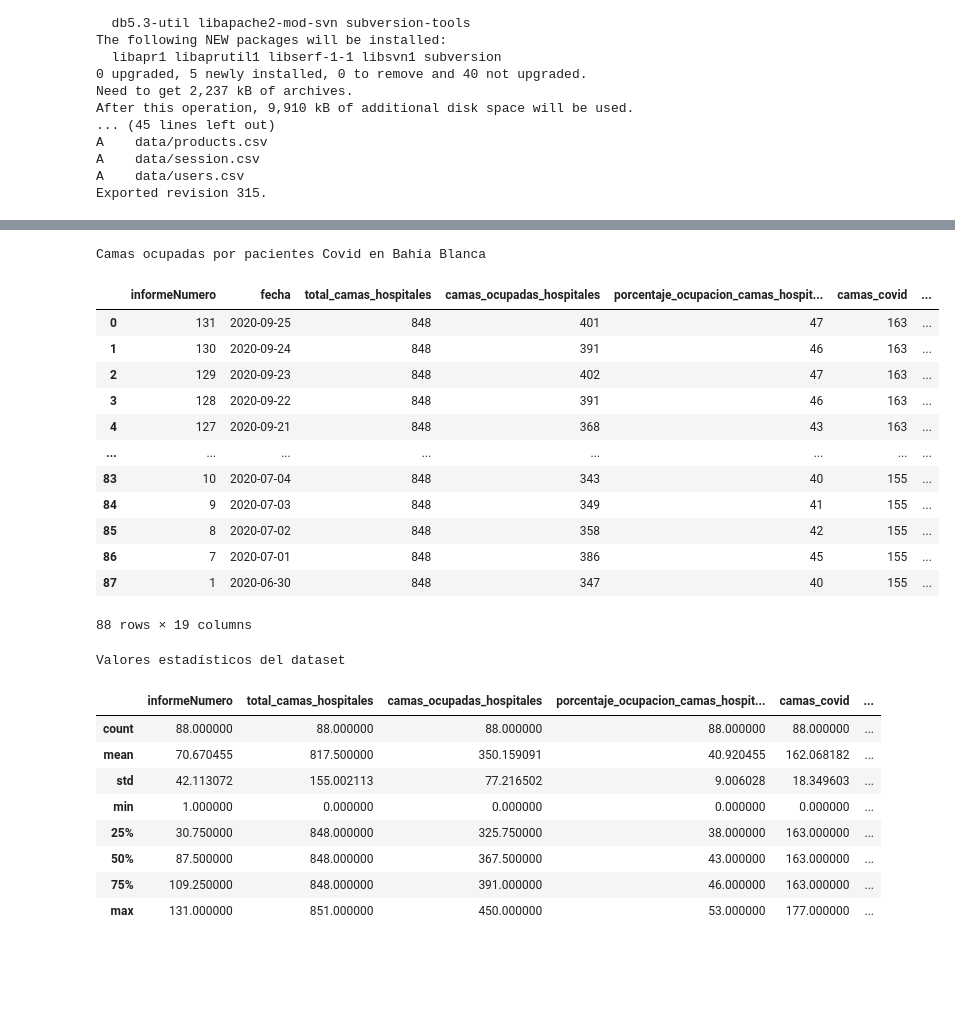
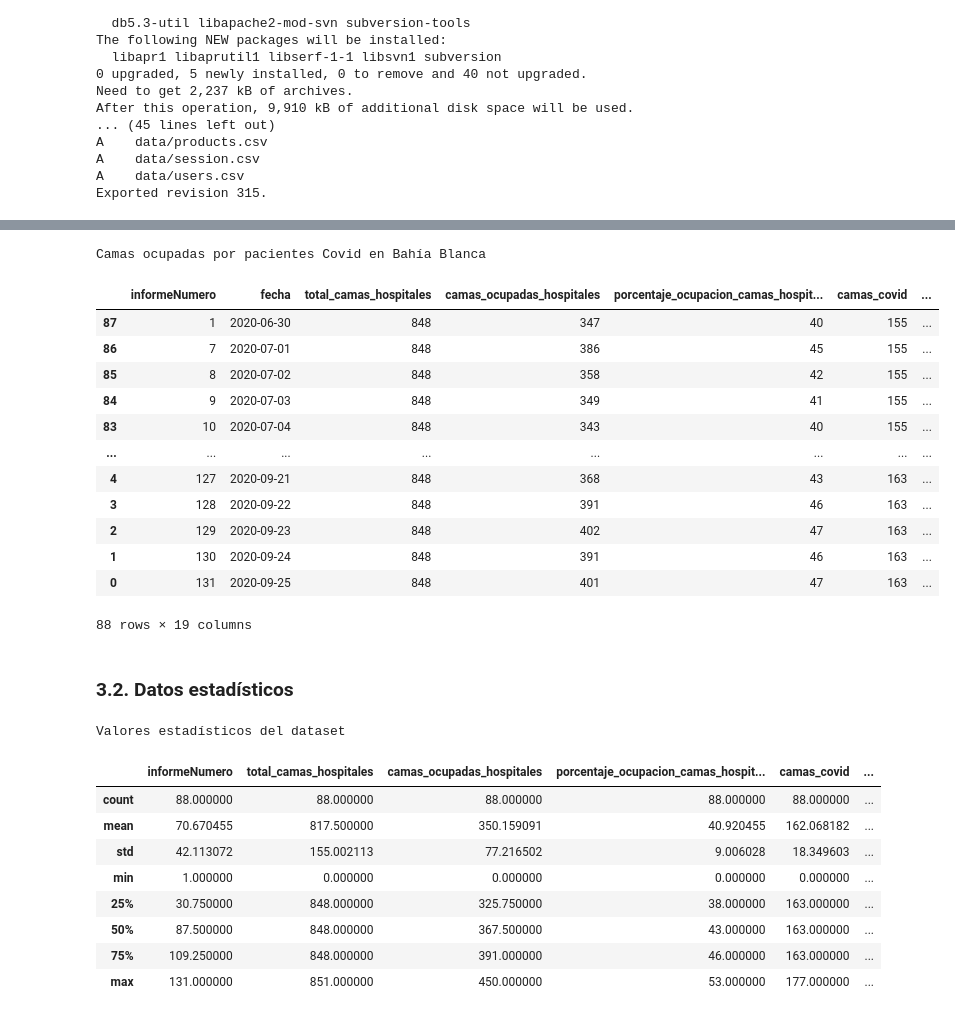
Before and after one commit to nicolassalomon96/aprendizaje_maquina_UNS, a Jupyter notebook: TP2/Ejercicio_1.ipynb, the cells around one changed output, grey strips where cells are left out. Cells and saved outputs as stored; diff of their text form; code cells hidden in the pictures; blank space fills up the shorter version.

```diff
--- a/TP2/Ejercicio_1.ipynb
+++ b/TP2/Ejercicio_1.ipynb
@@ -86,34 +114,40 @@ covid_cases.plot(figsize=(15,15),title='Datos de covid en Bahía Blanca',fontsiz
 # %%
 path_covid_beds = '/content/data/camas_covid_bahia.csv'
 covid_beds = pd.read_csv(path_covid_beds)
 
+#Dado que los datos estan dados desde los mas nuevos a los datos mas antiguos, se invierten para poder verse de forma mas clara
+covid_beds = covid_beds.iloc[::-1]
+
 print("Camas ocupadas por pacientes Covid en Bahía Blanca\n")
 display(covid_beds)
-
-print("\nValores estadísticos del dataset")
-display(covid_beds.describe())
 # %% [output]
 Camas ocupadas por pacientes Covid en Bahía Blanca
 |  | informeNumero | fecha | total_camas_hospitales | camas_ocupadas_hospitales | porcentaje_ocupacion_camas_hospit... | camas_covid | ... |
+| 87 | 1 | 2020-06-30 | 848 | 347 | 40 | 155 | ... |
+| 86 | 7 | 2020-07-01 | 848 | 386 | 45 | 155 | ... |
+| 85 | 8 | 2020-07-02 | 848 | 358 | 42 | 155 | ... |
+| 84 | 9 | 2020-07-03 | 848 | 349 | 41 | 155 | ... |
+| 83 | 10 | 2020-07-04 | 848 | 343 | 40 | 155 | ... |
+| ... | ... | ... | ... | ... | ... | ... | ... |
+| 4 | 127 | 2020-09-21 | 848 | 368 | 43 | 163 | ... |
+| 3 | 128 | 2020-09-22 | 848 | 391 | 46 | 163 | ... |
+| 2 | 129 | 2020-09-23 | 848 | 402 | 47 | 163 | ... |
+| 1 | 130 | 2020-09-24 | 848 | 391 | 46 | 163 | ... |
 | 0 | 131 | 2020-09-25 | 848 | 401 | 47 | 163 | ... |
-| 1 | 130 | 2020-09-24 | 848 | 391 | 46 | 163 | ... |
-| 2 | 129 | 2020-09-23 | 848 | 402 | 47 | 163 | ... |
-| 3 | 128 | 2020-09-22 | 848 | 391 | 46 | 163 | ... |
-| 4 | 127 | 2020-09-21 | 848 | 368 | 43 | 163 | ... |
-| ... | ... | ... | ... | ... | ... | ... | ... |
-| 83 | 10 | 2020-07-04 | 848 | 343 | 40 | 155 | ... |
-| 84 | 9 | 2020-07-03 | 848 | 349 | 41 | 155 | ... |
-| 85 | 8 | 2020-07-02 | 848 | 358 | 42 | 155 | ... |
-| 86 | 7 | 2020-07-01 | 848 | 386 | 45 | 155 | ... |
-| 87 | 1 | 2020-06-30 | 848 | 347 | 40 | 155 | ... |
 88 rows × 19 columns
-Valores estadísticos del dataset
-|  | informeNumero | total_camas_hospitales | camas_ocupadas_hospitales | porcentaje_ocupacion_camas_hospit... | camas_covid | ... |
-| count | 88.000000 | 88.000000 | 88.000000 | 88.000000 | 88.000000 | ... |
-| mean | 70.670455 | 817.500000 | 350.159091 | 40.920455 | 162.068182 | ... |
-| std | 42.113072 | 155.002113 | 77.216502 | 9.006028 | 18.349603 | ... |
-| min | 1.000000 | 0.000000 | 0.000000 | 0.000000 | 0.000000 | ... |
-| 25% | 30.750000 | 848.000000 | 325.750000 | 38.000000 | 163.000000 | ... |
-| 50% | 87.500000 | 848.000000 | 367.500000 | 43.000000 | 163.000000 | ... |
-| 75% | 109.250000 | 848.000000 | 391.000000 | 46.000000 | 163.000000 | ... |
-| max | 131.000000 | 851.000000 | 450.000000 | 53.000000 | 177.000000 | ... |
+# %% [markdown]
+### 3.2. Datos estadísticos
+# %%
+print("\nValores estadísticos del dataset")
+display(covid_beds.describe())
+# %% [output]
+Valores estadísticos del dataset
+|  | informeNumero | total_camas_hospitales | camas_ocupadas_hospitales | porcentaje_ocupacion_camas_hospit... | camas_covid | ... |
+| count | 88.000000 | 88.000000 | 88.000000 | 88.000000 | 88.000000 | ... |
+| mean | 70.670455 | 817.500000 | 350.159091 | 40.920455 | 162.068182 | ... |
+| std | 42.113072 | 155.002113 | 77.216502 | 9.006028 | 18.349603 | ... |
+| min | 1.000000 | 0.000000 | 0.000000 | 0.000000 | 0.000000 | ... |
+| 25% | 30.750000 | 848.000000 | 325.750000 | 38.000000 | 163.000000 | ... |
+| 50% | 87.500000 | 848.000000 | 367.500000 | 43.000000 | 163.000000 | ... |
+| 75% | 109.250000 | 848.000000 | 391.000000 | 46.000000 | 163.000000 | ... |
+| max | 131.000000 | 851.000000 | 450.000000 | 53.000000 | 177.000000 | ... |
```
Also changed, not shown: parts of 20 cells of this notebook.
